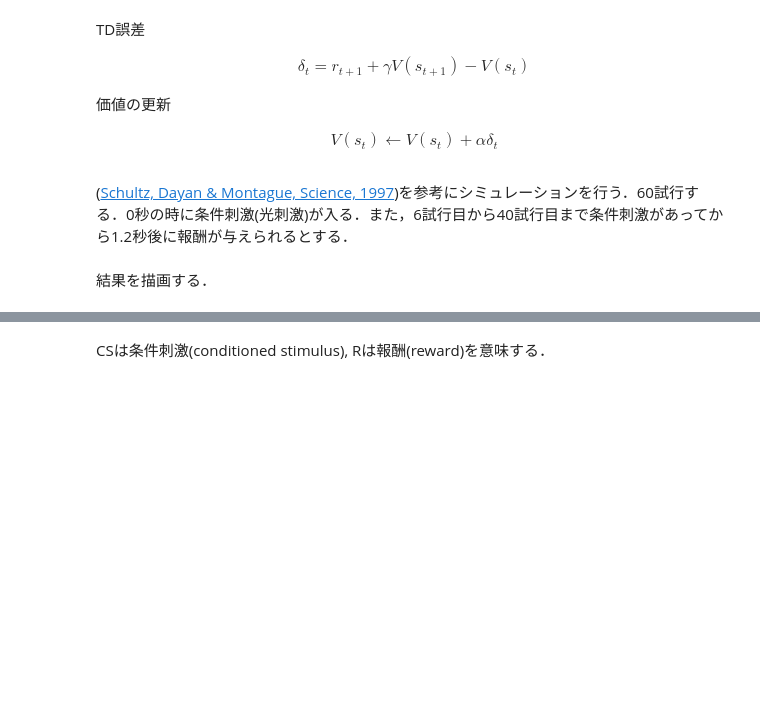
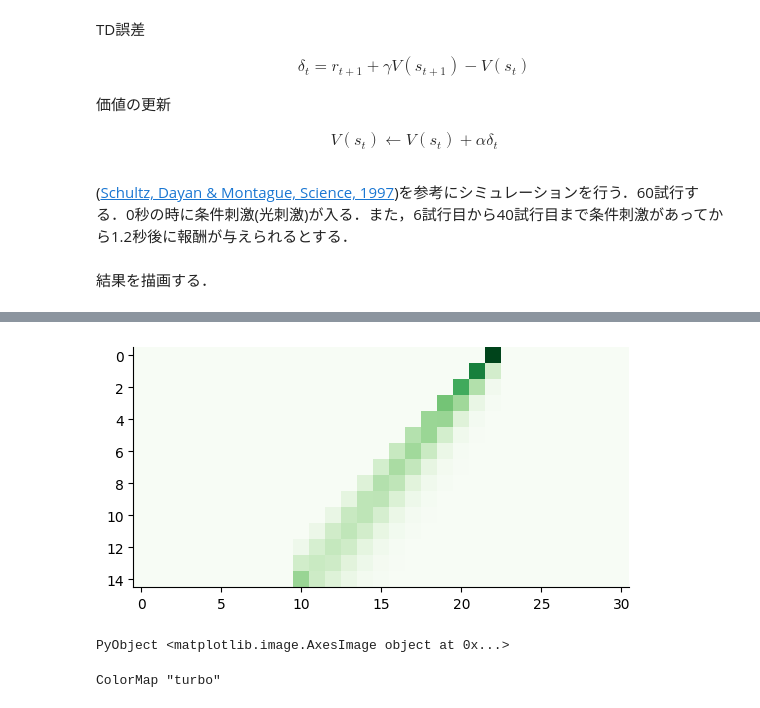
Before and after one commit to compneuro-julia/compneuro-julia-management, a Jupyter notebook: contents/reinforcement-learning/td-learning.ipynb, the cells around one changed output, grey strips where cells are left out. Drawn from its saved outputs; the diff is of its cells as text; code cells hidden in the pictures; blank space fills up the shorter version.

```diff
--- a/contents/reinforcement-learning/td-learning.ipynb
+++ b/contents/reinforcement-learning/td-learning.ipynb
@@ -97,2 +98,9 @@ tight_layout()
-# %% [markdown]
-CSは条件刺激(conditioned stimulus), Rは報酬(reward)を意味する．
+# %%
+imshow(delta[6:20, :], cmap="Greens")
+# %% [output]
+[figure, added]
+PyObject <matplotlib.image.AxesImage object at 0x...>
+# %%
+cm = get_cmap(:turbo)
+# %% [output]
+ColorMap "turbo"
```
Also changed, not shown: parts of 6 cells of this notebook.
